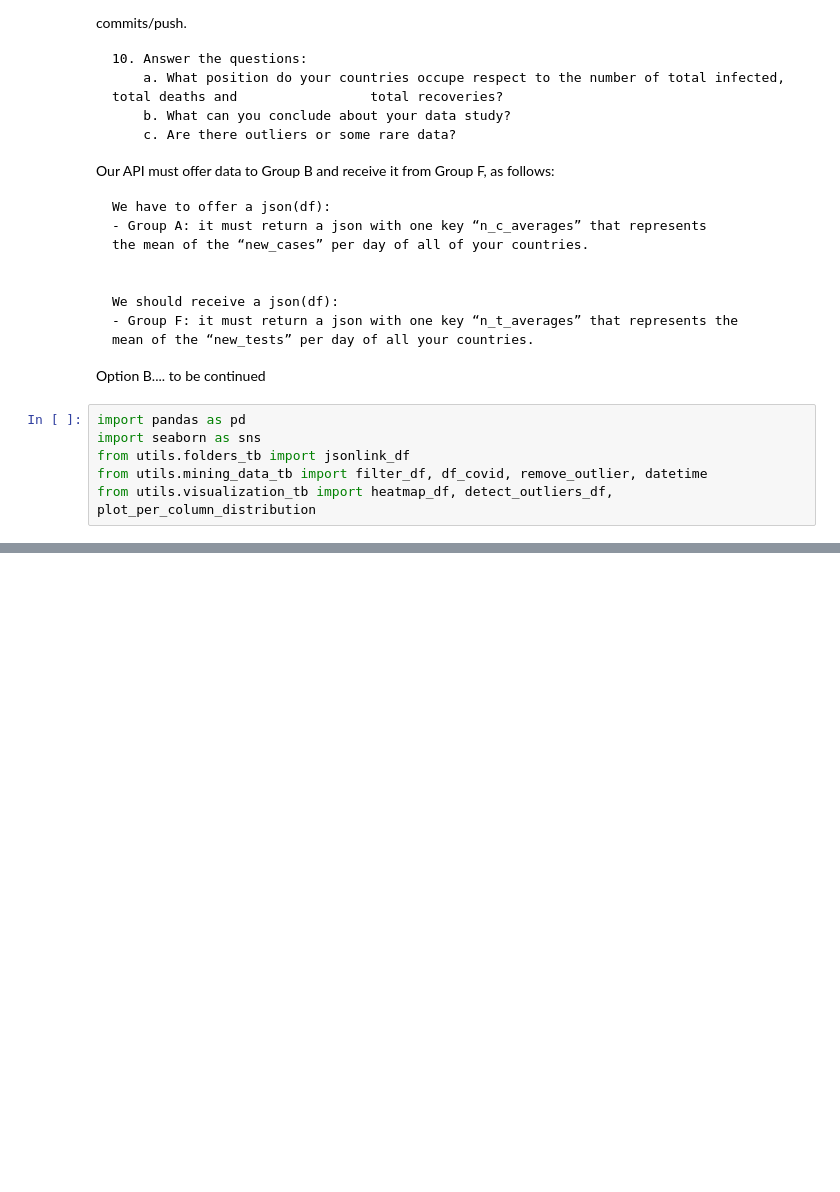
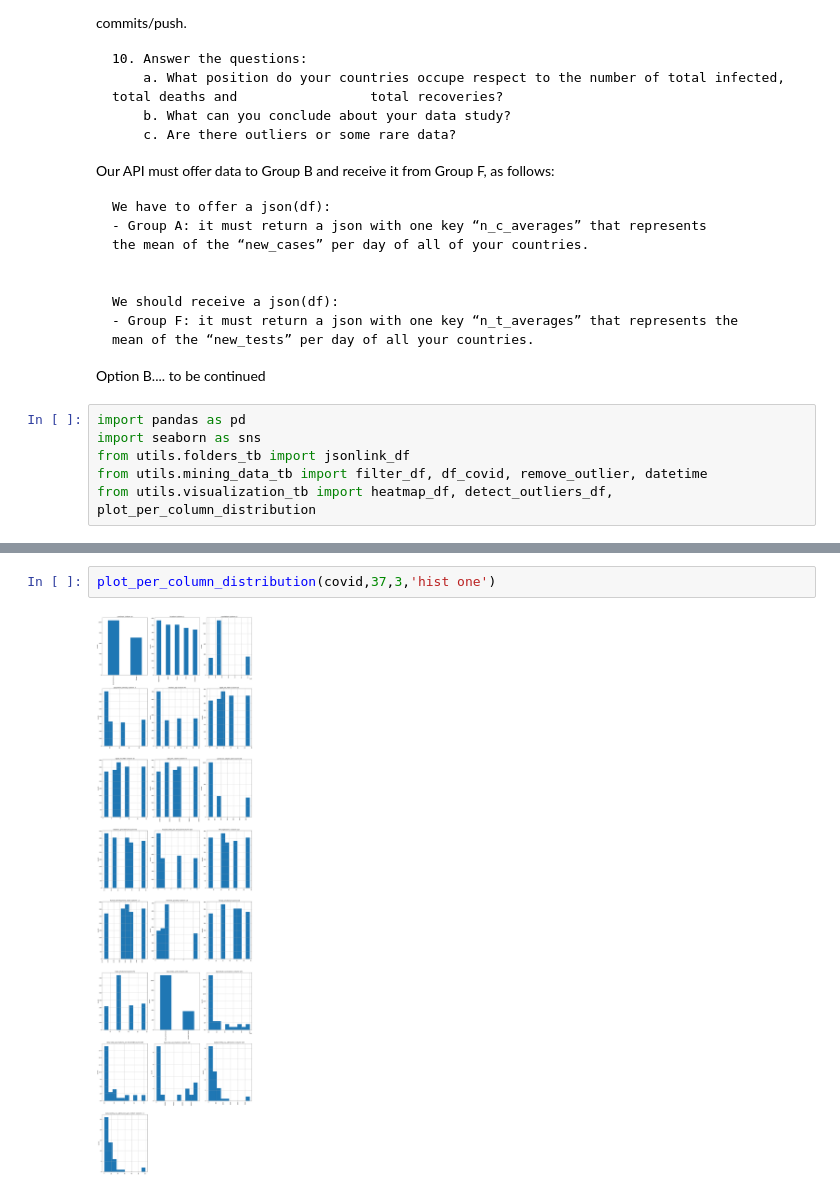
Before and after one commit to EDA-COVID/Proyecto_equipo, a Jupyter notebook: src/main.ipynb, the cells around one changed output, grey strips where cells are left out. Saved outputs shown, nothing was run; the diff lists cells and outputs as text; blank space fills up the shorter version.

```diff
--- a/src/main.ipynb
+++ b/src/main.ipynb
@@ -137,0 +138,4 @@ heatmap_df(df=covid, file_name='first_plot')
+# %%
+plot_per_column_distribution(covid,37,3,'hist one')
+# %% [output]
+[figure, added]
```
Also changed, not shown: parts of 7 cells of this notebook, 4 other files.
